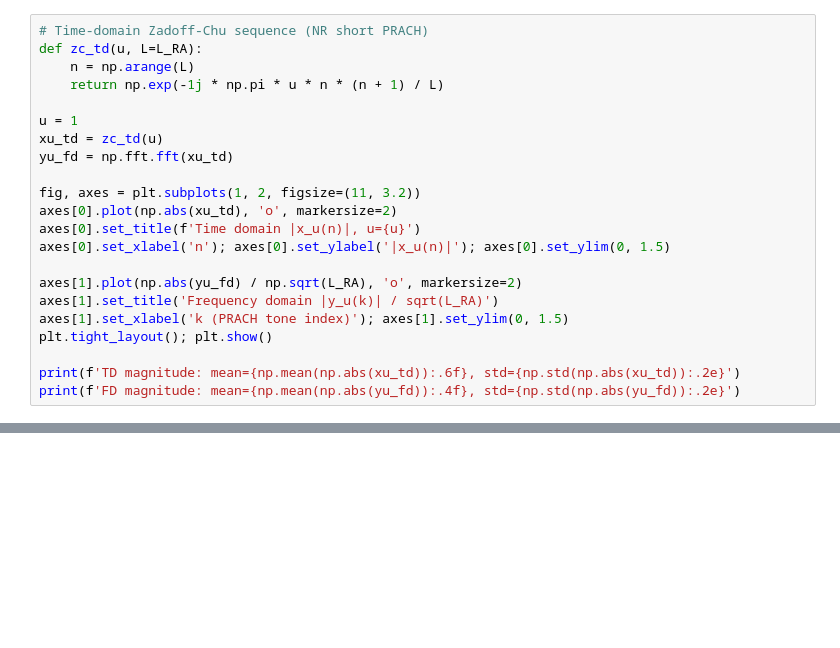
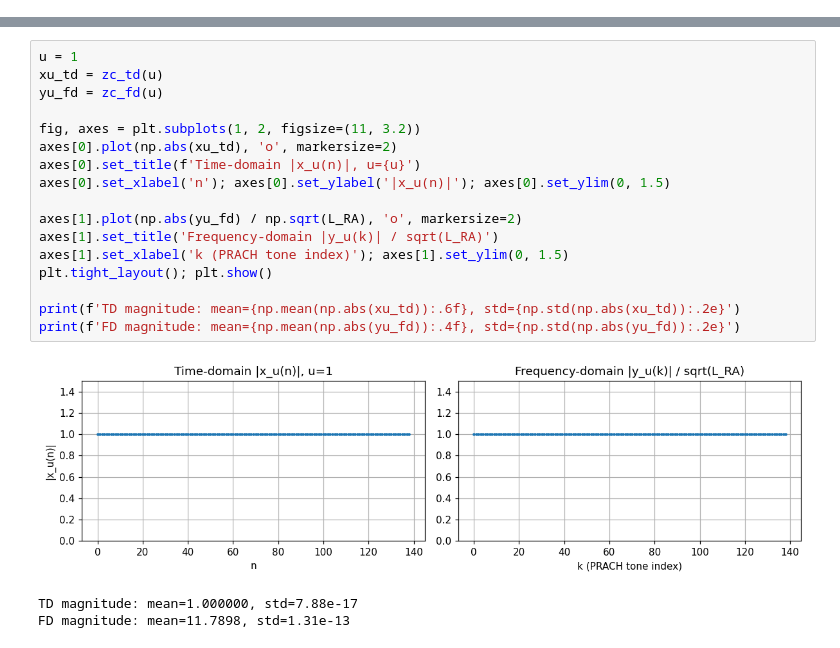
Before and after one commit to ArtisticZhao/notes, a Jupyter notebook: NR/initiate_synchronization/PRACH_原理与仿真.ipynb, the cells around one changed output, grey strips where cells are left out. Cells and saved outputs as stored; diff of their text form; blank space fills up the shorter version.

```diff
--- a/NR/initiate_synchronization/PRACH_原理与仿真.ipynb
+++ b/NR/initiate_synchronization/PRACH_原理与仿真.ipynb
@@ -59,22 +0,0 @@ NR PRACH 的发送链：
-# %%
-# Time-domain Zadoff-Chu sequence (NR short PRACH)
-def zc_td(u, L=L_RA):
-    n = np.arange(L)
-    return np.exp(-1j * np.pi * u * n * (n + 1) / L)
-
-u = 1
-xu_td = zc_td(u)
-yu_fd = np.fft.fft(xu_td)
-
-fig, axes = plt.subplots(1, 2, figsize=(11, 3.2))
-axes[0].plot(np.abs(xu_td), 'o', markersize=2)
-axes[0].set_title(f'Time domain |x_u(n)|, u={u}')
-axes[0].set_xlabel('n'); axes[0].set_ylabel('|x_u(n)|'); axes[0].set_ylim(0, 1.5)
-
-axes[1].plot(np.abs(yu_fd) / np.sqrt(L_RA), 'o', markersize=2)
-axes[1].set_title('Frequency domain |y_u(k)| / sqrt(L_RA)')
-axes[1].set_xlabel('k (PRACH tone index)'); axes[1].set_ylim(0, 1.5)
-plt.tight_layout(); plt.show()
-
-print(f'TD magnitude: mean={np.mean(np.abs(xu_td)):.6f}, std={np.std(np.abs(xu_td)):.2e}')
-print(f'FD magnitude: mean={np.mean(np.abs(yu_fd)):.4f}, std={np.std(np.abs(yu_fd)):.2e}')
@@ -527,0 +78,21 @@ FD occasion #1 detections (root u=1):
+# %%
+u = 1
+xu_td = zc_td(u)
+yu_fd = zc_fd(u)
+
+fig, axes = plt.subplots(1, 2, figsize=(11, 3.2))
+axes[0].plot(np.abs(xu_td), 'o', markersize=2)
+axes[0].set_title(f'Time-domain |x_u(n)|, u={u}')
+axes[0].set_xlabel('n'); axes[0].set_ylabel('|x_u(n)|'); axes[0].set_ylim(0, 1.5)
+
+axes[1].plot(np.abs(yu_fd) / np.sqrt(L_RA), 'o', markersize=2)
+axes[1].set_title('Frequency-domain |y_u(k)| / sqrt(L_RA)')
+axes[1].set_xlabel('k (PRACH tone index)'); axes[1].set_ylim(0, 1.5)
+plt.tight_layout(); plt.show()
+
+print(f'TD magnitude: mean={np.mean(np.abs(xu_td)):.6f}, std={np.std(np.abs(xu_td)):.2e}')
+print(f'FD magnitude: mean={np.mean(np.abs(yu_fd)):.4f}, std={np.std(np.abs(yu_fd)):.2e}')
+# %% [output]
+[figure, added]
+TD magnitude: mean=1.000000, std=7.88e-17
+FD magnitude: mean=11.7898, std=1.31e-13
```
Also changed, not shown: parts of 52 cells of this notebook, 1 other file.
